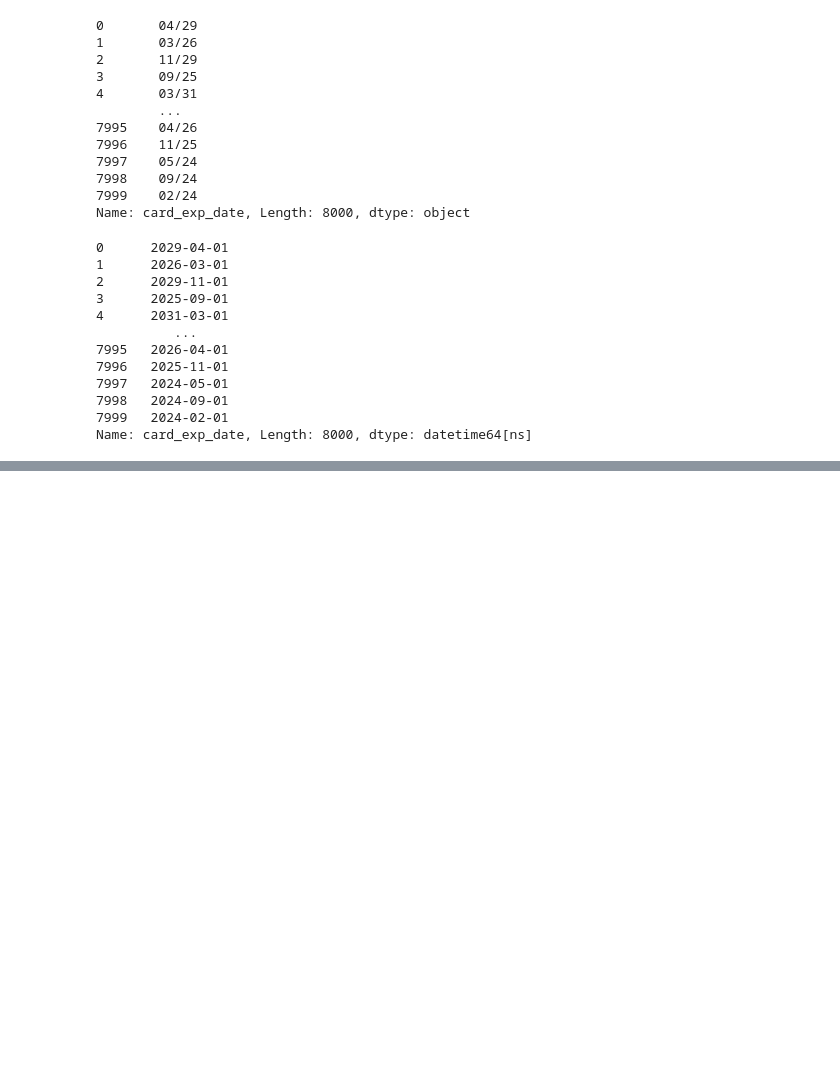
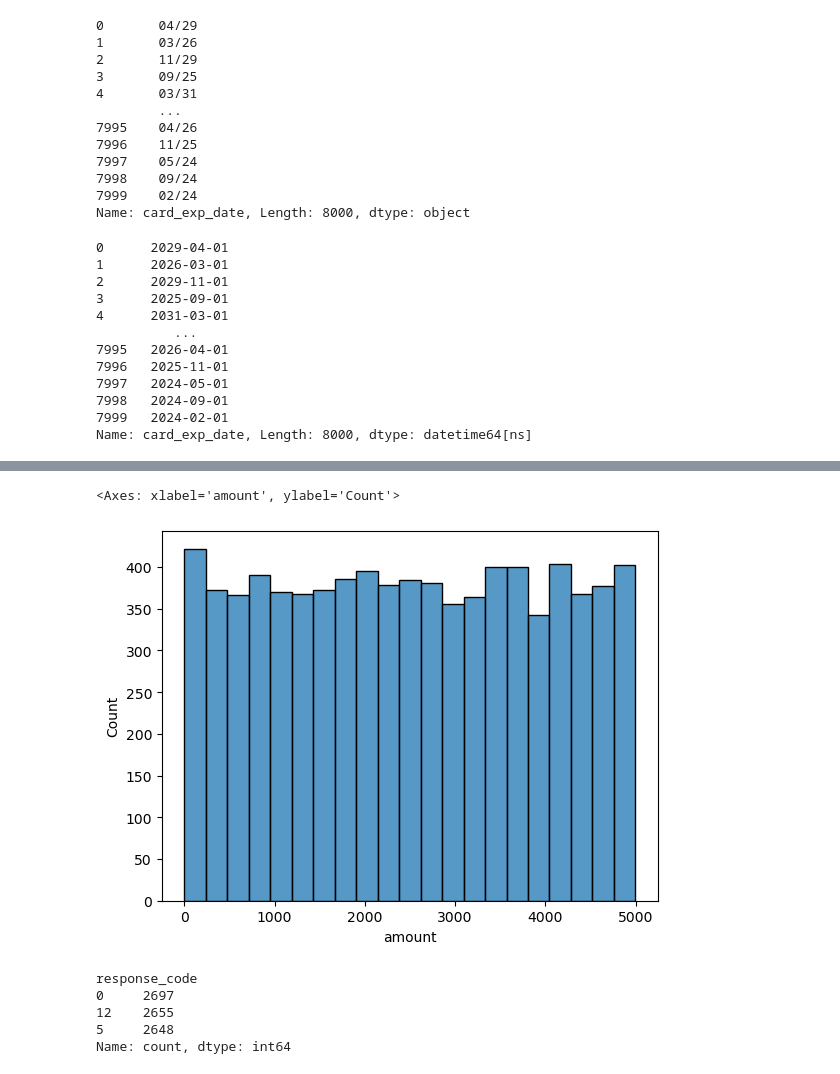
Before and after one commit to myhavok/bi-project, a Jupyter notebook: notebooks/eda_india.ipynb, the cells around one changed output, grey strips where cells are left out. Cells and saved outputs as stored; diff of their text form; code cells hidden in the pictures; blank space fills up the shorter version.

```diff
--- a/notebooks/eda_india.ipynb
+++ b/notebooks/eda_india.ipynb
@@ -400,0 +421,15 @@ Name: flagged_as_fraud, dtype: float64
+# %%
+sns.histplot(df['amount'])
+# %% [output]
+<Axes: xlabel='amount', ylabel='Count'>
+[figure, added]
+# %%
+df['response_code'].value_counts()
+
+df['response_code'] = df['response_code'].replace({0 : 'Accepted', 12 : 'Declined', 5 : 'Invalid' })
+# %% [output]
+response_code
+0     2697
+12    2655
+5     2648
+Name: count, dtype: int64
```
Also changed, not shown: parts of 3 cells of this notebook, 4 other files.
